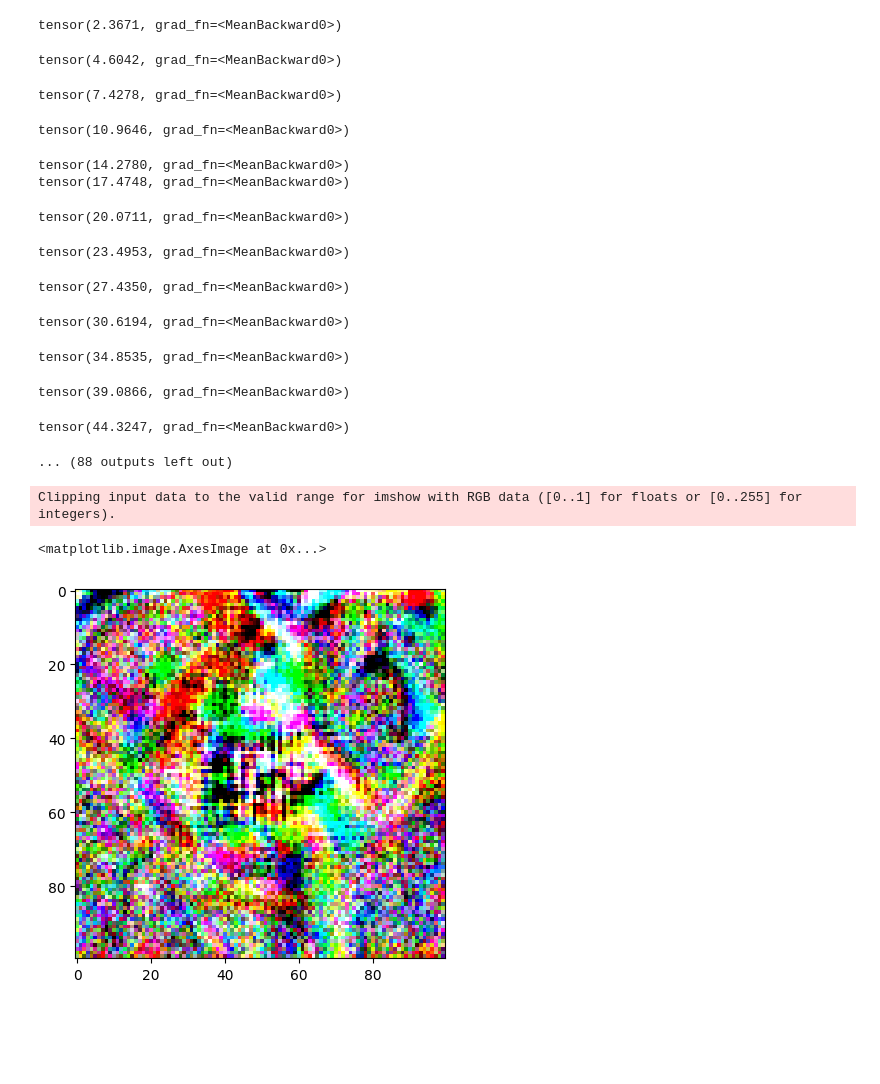
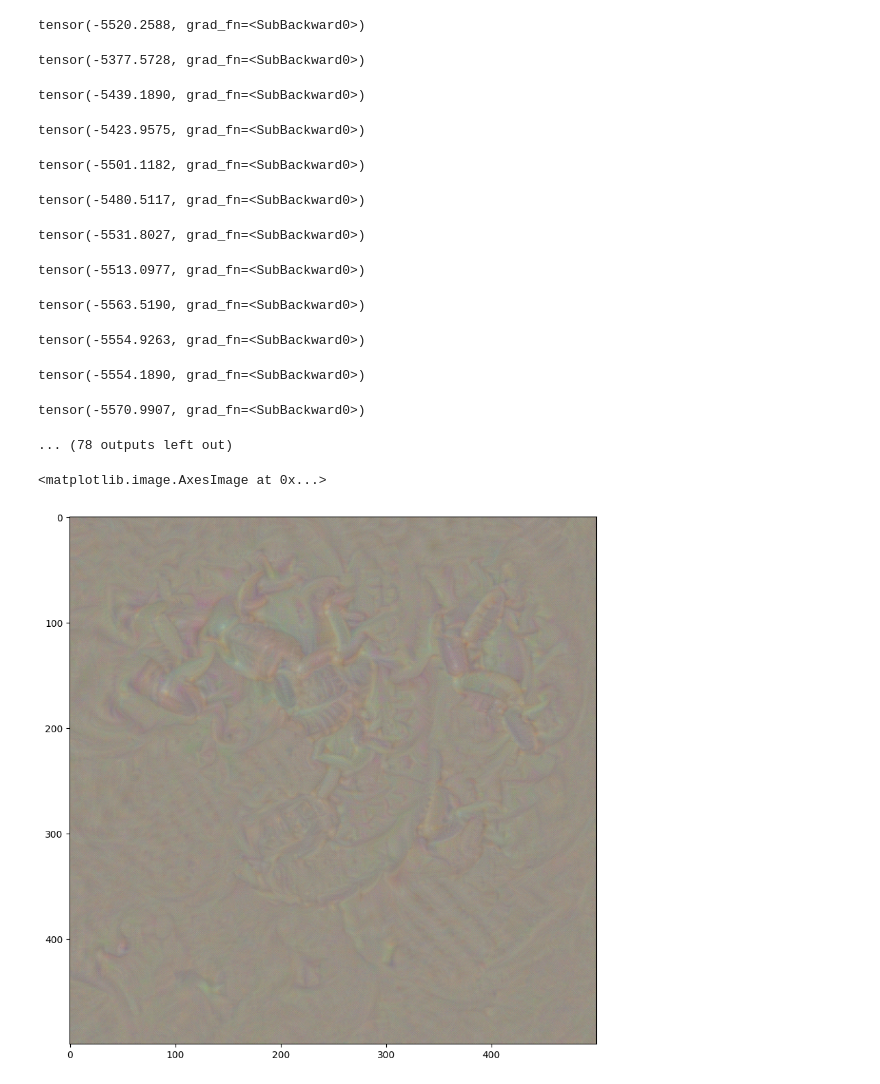
Before and after one commit to plachert/deep-dream-visualiser, a Jupyter notebook: train_dream.ipynb, the cells around one changed output. Saved outputs shown, nothing was run; the diff lists cells and outputs as text; code cells hidden in the pictures; blank space fills up the shorter version.

```diff
--- a/train_dream.ipynb
+++ b/train_dream.ipynb
@@ -93,28 +40,50 @@ def train_dream(dream_model, iterations=200):
 # %%
-# image_path = pathlib.Path("examples/amazon.jpg")
-# image = load_image(image_path)
-dream_model = DeepDreamModel(vgg16(pretrained=True))
+image_path = pathlib.Path("examples/amazon.jpg")
+image = np.random.rand(3, 500, 500).astype(dtype=np.float32)
+dream_model = ModelWithActivations(vgg16(pretrained=True))
 
-out = train_dream(dream_model)
+
+octaves = [image]
+octave_n = 3
+octave_scale = 1.4
+n_iter = 30
+for i in range(octave_n-1):
+    octaves.append(nd.zoom(octaves[-1], (1, 1.0/octave_scale,1.0/octave_scale), order=1))
+
+detail = np.zeros_like(octaves[-1]) # allocate image for network-produced details
+for octave, octave_base in enumerate(octaves[::-1]):
+    h, w = octave_base.shape[-2:]
+    if octave > 0:
+        # upscale details from the previous octave
+        h1, w1 = detail.shape[-2:]
+        detail = nd.zoom(detail, (1, 1.0*h/h1,1.0*w/w1), order=1)
+
+    input_image = octave_base+detail
+    input_image_torch = torch.unsqueeze(torch.from_numpy(input_image), 0)
+    input_image_torch = train_dream(dream_model, input_image_torch, n_iter)
+    input_image = np.squeeze(input_image_torch.detach().numpy())
+    detail = input_image-octave_base
+# returning the resulting image
 # %% [output]
-tensor(2.3671, grad_fn=<MeanBackward0>)
+tensor(-5520.2588, grad_fn=<SubBackward0>)
-tensor(4.6042, grad_fn=<MeanBackward0>)
+tensor(-5377.5728, grad_fn=<SubBackward0>)
-tensor(7.4278, grad_fn=<MeanBackward0>)
+tensor(-5439.1890, grad_fn=<SubBackward0>)
-tensor(10.9646, grad_fn=<MeanBackward0>)
+tensor(-5423.9575, grad_fn=<SubBackward0>)
-tensor(14.2780, grad_fn=<MeanBackward0>)
-tensor(17.4748, grad_fn=<MeanBackward0>)
+tensor(-5501.1182, grad_fn=<SubBackward0>)
-tensor(20.0711, grad_fn=<MeanBackward0>)
+tensor(-5480.5117, grad_fn=<SubBackward0>)
-tensor(23.4953, grad_fn=<MeanBackward0>)
+tensor(-5531.8027, grad_fn=<SubBackward0>)
-tensor(27.4350, grad_fn=<MeanBackward0>)
+tensor(-5513.0977, grad_fn=<SubBackward0>)
-tensor(30.6194, grad_fn=<MeanBackward0>)
+tensor(-5563.5190, grad_fn=<SubBackward0>)
-tensor(34.8535, grad_fn=<MeanBackward0>)
+tensor(-5554.9263, grad_fn=<SubBackward0>)
-tensor(39.0866, grad_fn=<MeanBackward0>)
+tensor(-5554.1890, grad_fn=<SubBackward0>)
-tensor(44.3247, grad_fn=<MeanBackward0>)
+tensor(-5570.9907, grad_fn=<SubBackward0>)
-... (88 outputs left out)
+... (78 outputs left out)
 # %%
-plt.imshow(np.squeeze(out.data.detach().numpy()).T)
+import matplotlib.pyplot as plt
+plt.figure(figsize=(10, 10))
+# plt.imshow(np.squeeze(input_image).T)
+plt.imshow(deprocess(np.squeeze(input_image)).T)
 # %% [output]
-Clipping input data to the valid range for imshow with RGB data ([0..1] for floats or [0..255] for integers).
+<matplotlib.image.AxesImage at 0x...>
-<matplotlib.image.AxesImage at 0x...>
-[figure, old version]
+[figure, new version]
 # %%
```
Also changed, not shown: parts of 11 cells of this notebook, 4 other files.
